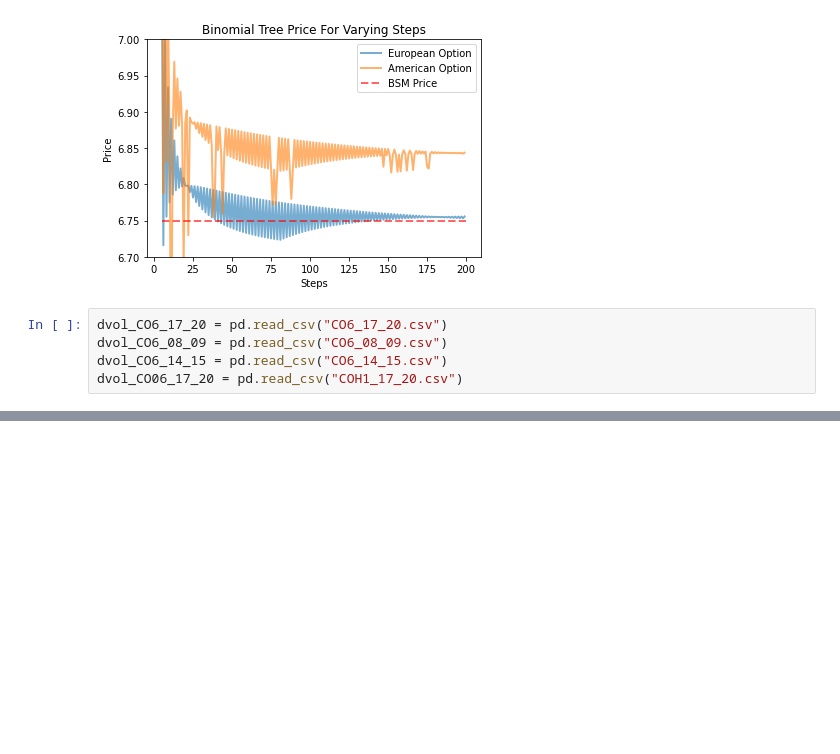
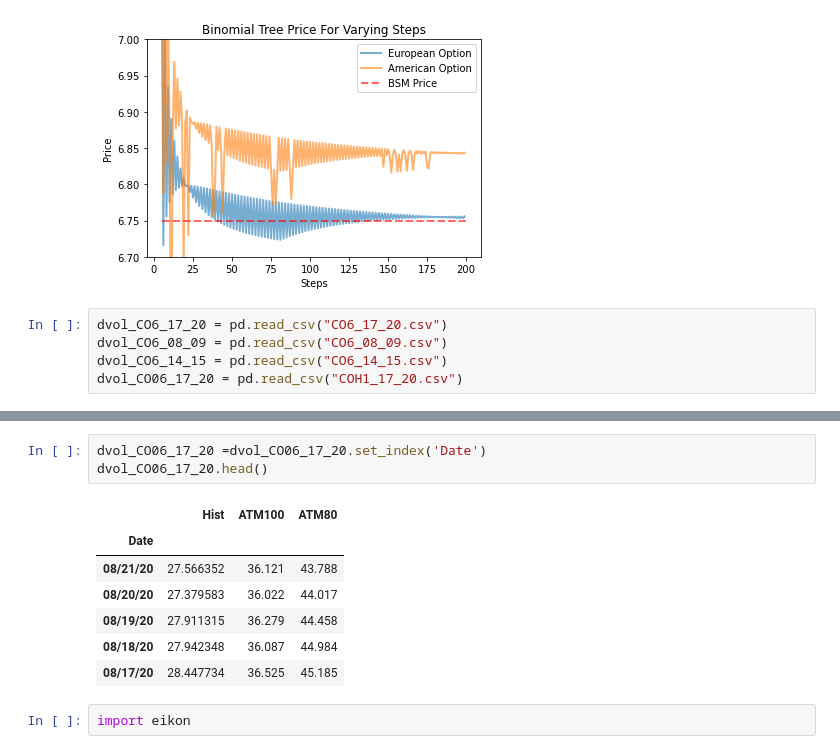
Before and after one commit to rsaouma/CO6_analysis, a Jupyter notebook: Analysis.ipynb, the cells around one changed output, grey strips where cells are left out. Saved outputs shown, nothing was run; the diff lists cells and outputs as text; blank space fills up the shorter version.

```diff
--- a/Analysis.ipynb
+++ b/Analysis.ipynb
@@ -105 +111,14 @@ dvol_CO6_17_20.plot()
 [figure]
+# %%
+dvol_CO06_17_20 =dvol_CO06_17_20.set_index('Date')
+dvol_CO06_17_20.head()
+# %% [output]
+|  | Hist | ATM100 | ATM80 |
+| Date |  |  |  |
+| 08/21/20 | 27.566352 | 36.121 | 43.788 |
+| 08/20/20 | 27.379583 | 36.022 | 44.017 |
+| 08/19/20 | 27.911315 | 36.279 | 44.458 |
+| 08/18/20 | 27.942348 | 36.087 | 44.984 |
+| 08/17/20 | 28.447734 | 36.525 | 45.185 |
+# %%
+import eikon
```
Also changed, not shown: parts of 1 cell of this notebook, 1 other file.
